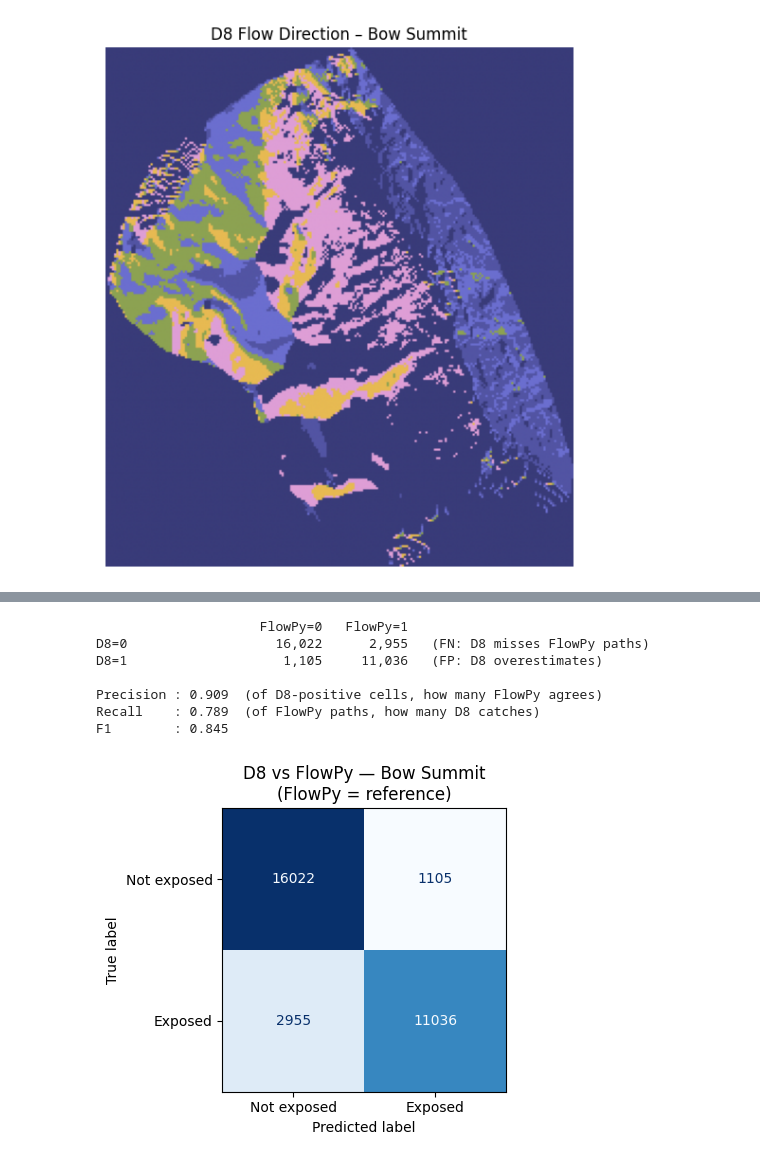
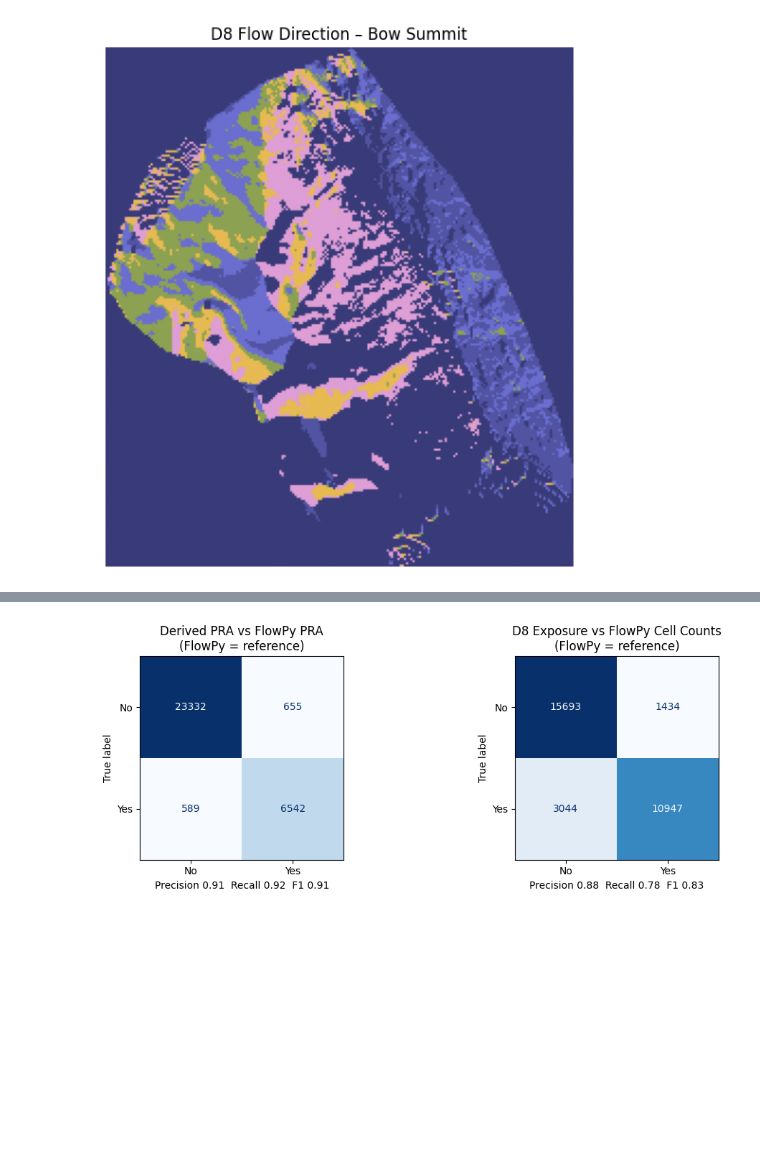
Before and after one commit to jacKlinc/ice-autoATES, a Jupyter notebook: notebooks/d8-flow.ipynb, the cells around one changed output, grey strips where cells are left out. Drawn from its saved outputs; the diff is of its cells as text; code cells hidden in the pictures; blank space fills up the shorter version.

```diff
--- a/notebooks/d8-flow.ipynb
+++ b/notebooks/d8-flow.ipynb
@@ -80,22 +78,16 @@ Load the elevation model and the binary Potential Release Area (PRA) raster toge
 # %%
 DEM_PATH = "../autoates_v2/test-data/Bow Summit/dem.tif"
-PRA_PATH = "../autoates_v2/test-data/Bow Summit/pra_binary.tif"
 
 grid = Grid.from_raster(DEM_PATH)
-dem = grid.read_raster(DEM_PATH)
-pra = grid.read_raster(PRA_PATH)
+dem  = grid.read_raster(DEM_PATH)
 
-print(f"DEM shape : {dem.shape},  cell size: {abs(grid.affine.a):.1f} m")
-print(f"PRA shape : {pra.shape}")
-print(f"Release cells: {int(pra.sum()):,}  ({100 * pra.mean():.1f}% of area)")
+cell_size = abs(grid.affine.a)
+print(f"Shape : {dem.shape},  cell size: {cell_size:.1f} m")
 
-fig, axes = plt.subplots(1, 2, figsize=(13, 5))
-axes[0].imshow(dem, cmap="terrain")
-axes[0].set_title("DEM – Bow Summit")
-axes[0].axis("off")
-axes[1].imshow(pra, cmap="Reds")
-axes[1].set_title("PRA Binary (release zones)")
-axes[1].axis("off")
+plt.figure(figsize=(7, 6))
+plt.imshow(dem, cmap="terrain")
+plt.title("DEM – Bow Summit")
+plt.axis("off")
 plt.tight_layout()
 plt.show()
 # %% [output]
@@ -177,35 +199,41 @@ Max exposure : 591 release cells converging
 # %%
 from sklearn.metrics import confusion_matrix, ConfusionMatrixDisplay
 
-# Flatten valid (non-nodata) cells only
+FP_COUNTS_PATH = "../autoates_v2/test-data/Bow Summit/cell_counts.tif"
+FP_PRA_PATH    = "../autoates_v2/test-data/Bow Summit/pra_binary.tif"
+
+fp_counts = grid.read_raster(FP_COUNTS_PATH)
+fp_pra    = grid.read_raster(FP_PRA_PATH)
+
 valid = (np.array(dem) != dem.nodata).ravel()
 
-y_true = (np.array(fp_counts).ravel() > 0)[valid].astype(int)   # FlowPy = reference
-y_pred = (np.array(exposure).ravel() > 0)[valid].astype(int)     # D8     = prediction
+def show_cm(y_true, y_pred, title, ax):
+    cm = confusion_matrix(y_true, y_pred)
+    tn, fp, fn, tp = cm.ravel()
+    ConfusionMatrixDisplay(cm, display_labels=["No", "Yes"]).plot(ax=ax, colorbar=False, cmap="Blues")
+    ax.set_title(title)
+    precision = tp / (tp + fp) if (tp + fp) else 0
+    recall    = tp / (tp + fn) if (tp + fn) else 0
+    f1        = 2 * tp / (2 * tp + fp + fn) if (2 * tp + fp + fn) else 0
+    ax.set_xlabel(f"Precision {precision:.2f}  Recall {recall:.2f}  F1 {f1:.2f}")
 
-cm = confusion_matrix(y_true, y_pred)
-tn, fp, fn, tp = cm.ravel()
+fig, axes = plt.subplots(1, 2, figsize=(11, 4))
 
-total = tn + fp + fn + tp
-print(f"{'':20s} FlowPy=0   FlowPy=1")
-print(f"{'D8=0':20s} {tn:>8,}   {fn:>8,}   (FN: D8 misses FlowPy paths)")
-print(f"{'D8=1':20s} {fp:>8,}   {tp:>8,}   (FP: D8 overestimates)")
-print(f"\nPrecision : {tp / (tp + fp):.3f}  (of D8-positive cells, how many FlowPy agrees)")
-print(f"Recall    : {tp / (tp + fn):.3f}  (of FlowPy paths, how many D8 catches)")
-print(f"F1        : {2*tp / (2*tp + fp + fn):.3f}")
+show_cm(
+    (np.array(fp_pra).ravel() > 0)[valid].astype(int),
+    (pra_arr.ravel() > 0)[valid].astype(int),
+    "Derived PRA vs FlowPy PRA\n(FlowPy = reference)",
+    axes[0],
+)
 
-disp = ConfusionMatrixDisplay(cm, display_labels=["Not exposed", "Exposed"])
-fig, ax = plt.subplots(figsize=(5, 4))
-disp.plot(ax=ax, colorbar=False, cmap="Blues")
-ax.set_title("D8 vs FlowPy — Bow Summit\n(FlowPy = reference)")
+show_cm(
+    (np.array(fp_counts).ravel() > 0)[valid].astype(int),
+    (np.array(exposure).ravel() > 0)[valid].astype(int),
+    "D8 Exposure vs FlowPy Cell Counts\n(FlowPy = reference)",
+    axes[1],
+)
+
 plt.tight_layout()
 plt.show()
 # %% [output]
-                     FlowPy=0   FlowPy=1
-D8=0                   16,022      2,955   (FN: D8 misses FlowPy paths)
-D8=1                    1,105     11,036   (FP: D8 overestimates)
-
-Precision : 0.909  (of D8-positive cells, how many FlowPy agrees)
-Recall    : 0.789  (of FlowPy paths, how many D8 catches)
-F1        : 0.845
-[figure, old version]
+[figure, new version]
```
Also changed, not shown: parts of 9 cells of this notebook.
